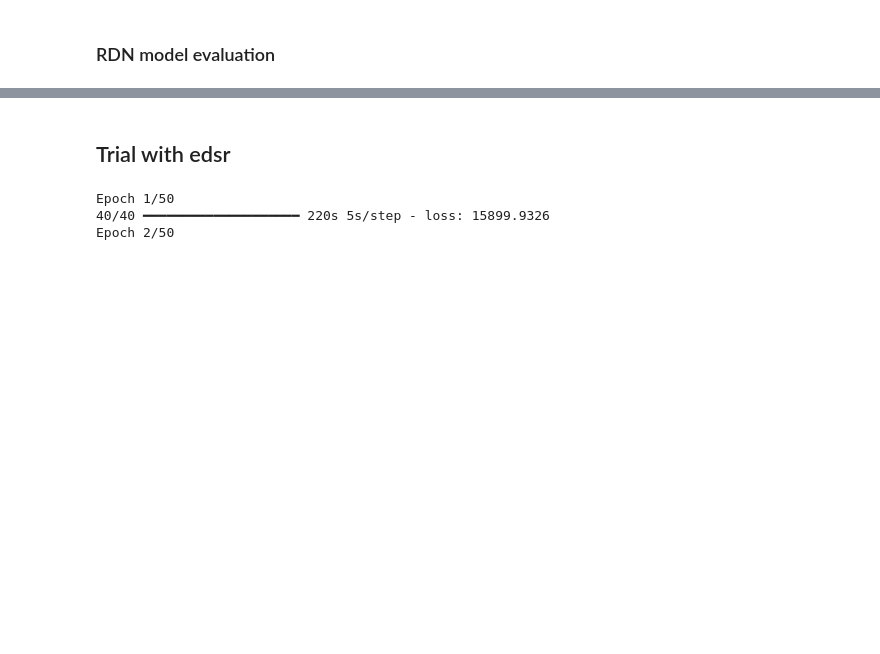
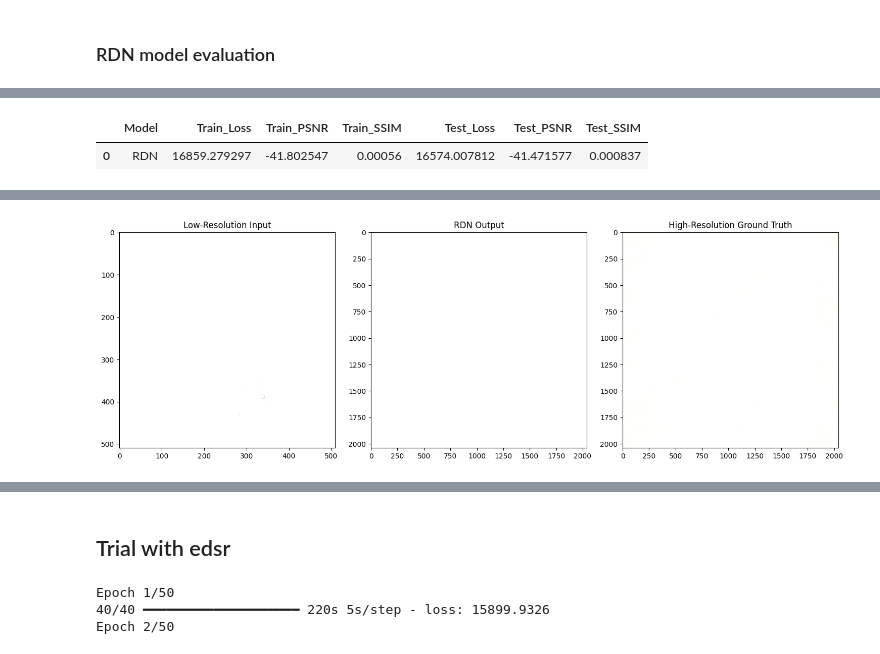
Before and after one commit to ansamz/Super_Resolution, a Jupyter notebook: Council_of_Models.ipynb, the cells around one changed output, grey strips where cells are left out. Saved outputs shown, nothing was run; the diff lists cells and outputs as text; code cells hidden in the pictures; blank space fills up the shorter version.

```diff
--- a/Council_of_Models.ipynb
+++ b/Council_of_Models.ipynb
@@ -189,5 +191,5 @@ model_rdn = build_rdn(image_size)
 # %%
 model_rdn.compile(optimizer=optimizer, loss=loss_fn)
 
-model_rdn.fit(train_dataset, epochs=50, validation_data =val_dataset)
+model_rdn.fit(train_dataset, epochs=30, validation_data = val_dataset)
 # %% [output]
@@ -232,32 +286,38 @@ NameError: name 'test_dataset' is not defined
 # %%
 results_df = pd.concat([results_df, pd.DataFrame({
     'Model': 'RDN',
-    'Train_Loss': np.mean(train_metrics['Loss']),
-    'Train_PSNR': np.mean(train_metrics['PSNR']),
-    'Train_SSIM': np.mean(train_metrics['SSIM']),
-    'Test_Loss': np.mean(test_metrics['Loss']),
-    'Test_PSNR': np.mean(test_metrics['PSNR']),
-    'Test_SSIM': np.mean(test_metrics['SSIM'])
+    'Train_Loss': [np.mean(train_metrics['Loss'])],
+    'Train_PSNR': [np.mean(train_metrics['PSNR'])],
+    'Train_SSIM': [np.mean(train_metrics['SSIM'])],
+    'Test_Loss': [np.mean(test_metrics['Loss'])],
+    'Test_PSNR': [np.mean(test_metrics['PSNR'])],
+    'Test_SSIM': [np.mean(test_metrics['SSIM'])]
 })], ignore_index=True)
 
 results_df
+# %% [output]
+|  | Model | Train_Loss | Train_PSNR | Train_SSIM | Test_Loss | Test_PSNR | Test_SSIM |
+| 0 | RDN | 16859.279297 | -41.802547 | 0.00056 | 16574.007812 | -41.471577 | 0.000837 |
 # %%
 # visualize the output on a single image
-eval_lr_batch, eval_hr_batch = next(iter(train_dataset))
-eval_sr_batch = model_rdn.predict(eval_lr_batch)
+for eval_lr_batch, eval_hr_batch in test_dataset:
+    eval_sr_batch = model_rdn.predict(eval_lr_batch)
 
-plt.figure(figsize=(15, 15))
-plt.subplot(1, 3, 1)
-plt.imshow(eval_lr_batch[0])
-plt.title('Low-Resolution Input')
-plt.subplot(1, 3, 2)
-plt.imshow(eval_sr_batch[0])
-plt.title(f'RDN Output')
-plt.subplot(1, 3, 3)
-plt.imshow(eval_hr_batch[0])
-plt.title('High-Resolution Ground Truth')
-plt.tight_layout()
-plt.savefig(f'./img/RDN_output.png')
-# Close the figure to free memory
-plt.show()
-plt.close()
+    plt.figure(figsize=(15, 15))
+    plt.subplot(1, 3, 1)
+    plt.imshow(eval_lr_batch[0])
+    plt.title('Low-Resolution Input')
+    plt.subplot(1, 3, 2)
+    plt.imshow(eval_sr_batch[0])
+    plt.title(f'RDN Output')
+    plt.subplot(1, 3, 3)
+    plt.imshow(eval_hr_batch[0])
+    plt.title('High-Resolution Ground Truth')
+    plt.tight_layout()
+    plt.savefig(f'./img/RDN_output.png')
+    # Close the figure to free memory
+    plt.show()
+    plt.close()
+
+    break
+# %% [output]
@@ -264,2 +330,3 @@ plt.close()
+[figure, added]
 # %%
 model_rdn.save(f'./models_save_states/RDN.h5')
```
Also changed, not shown: parts of 11 cells of this notebook, 6 other files.
